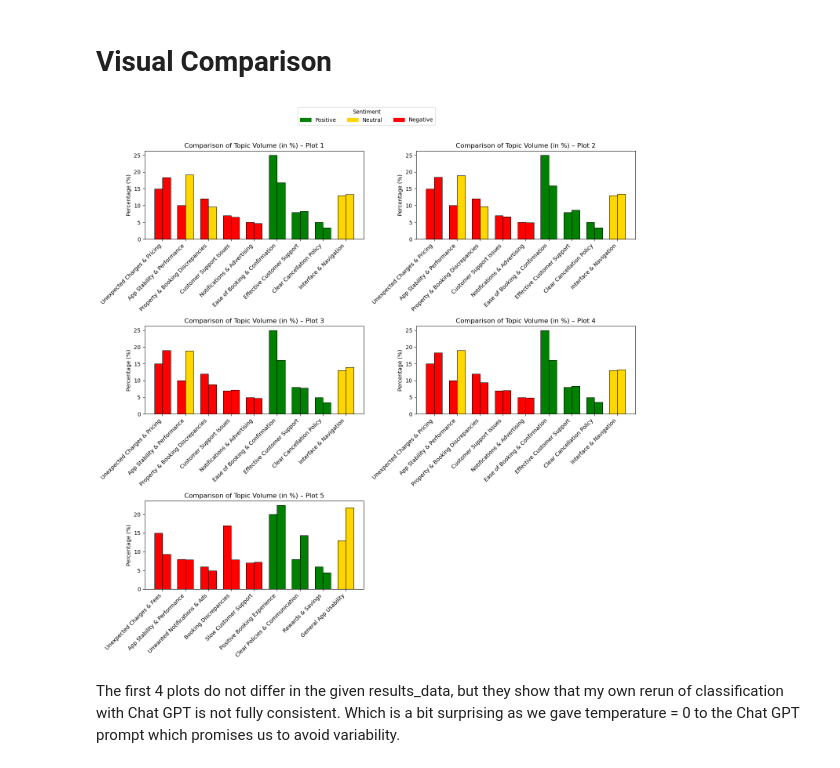
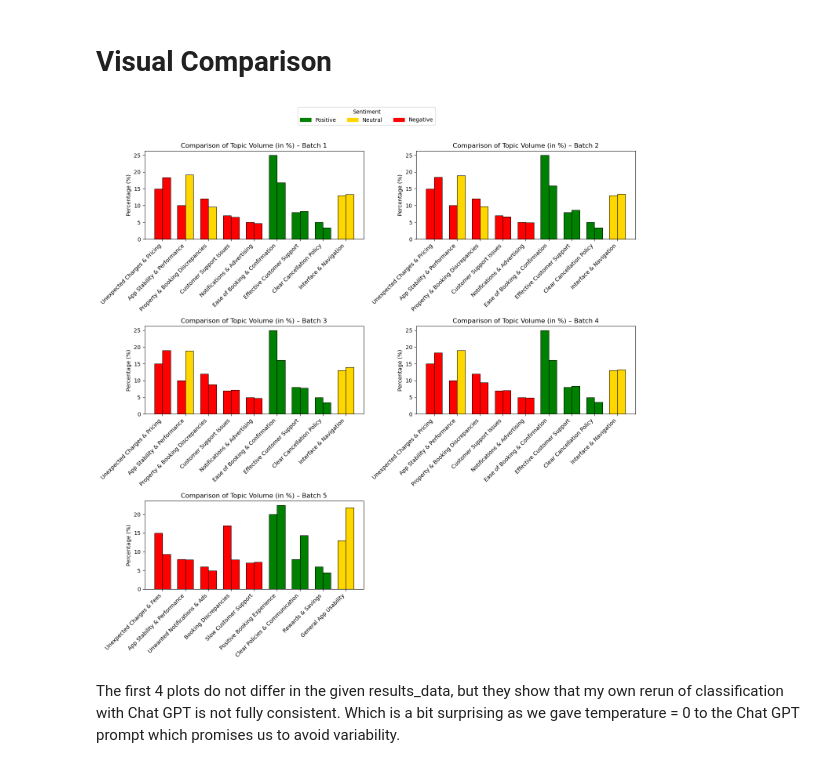
Before and after one commit to olgakyzylova/Data-Science-Task-Assignments, a Jupyter notebook: Update/Data Science Task Assignment - Final Processing for Qantitative Evaluation.ipynb, the cells around one changed output. Saved outputs shown, nothing was run; the diff lists cells and outputs as text; code cells hidden in the pictures.

```diff
--- a/Update/Data Science Task Assignment - Final Processing for Qantitative Evaluation.ipynb
+++ b/Update/Data Science Task Assignment - Final Processing for Qantitative Evaluation.ipynb
@@ -16,14 +16,8 @@ from IPython.display import display
 # %% [markdown]
 ## Uploading all the data
 # %%
-with open("booking_reviews_678_varlen_clean.json", "r") as f:
-    raw_data = json.load(f)
-
 with open("results_booking_reviews_678_varlen_clean.json", "r") as f:
     results_data = json.load(f)
-
-# original tickets data
-df_raw = pd.DataFrame(raw_data["tickets"])
 
 # given model classification results
 df_results = [
@@ -120,34 +114,34 @@ for i in range(5):
            comparison_df[i]['gpt_percent'],
            width=bar_width,
            color=gpt_colors,
            edgecolor='black',
            linewidth=0.8)
 
     # Labels and title
     ax.set_xticks(list(x))
     ax.set_xticklabels(comparison_df[i]['subtopic'], rotation=45, ha='right')
     ax.set_ylabel('Percentage (%)')
-    ax.set_title(f'Comparison of Topic Volume (in %) – Plot {i+1}')
+    ax.set_title(f'Comparison of Topic Volume (in %) – Batch {i+1}')
 
 # Hide the unused 6th subplot (bottom right)
 fig.delaxes(axes[-1])
 
 # Create a single shared legend
 legend_patches = [
     mpatches.Patch(color='green', label='Positive'),
     mpatches.Patch(color='gold', label='Neutral'),
     mpatches.Patch(color='red', label='Negative')
 ]
 fig.legend(handles=legend_patches,
            title='Sentiment',
            loc='upper center',
            ncol=3,
            bbox_to_anchor=(0.5, 1.02))
 
 # Adjust spacing
 plt.tight_layout(rect=[0, 0, 1, 0.96])
 plt.show()
 # %% [output]
-[figure, old version]
+[figure, new version]
 # %% [markdown]
 The first 4 plots do not differ in the given results_data, but they show that my own rerun of classification with Chat GPT is not fully consistent. Which is a bit surprising as we gave temperature = 0 to the Chat GPT prompt which promises us to avoid variability.
```
Also changed, not shown: parts of 9 cells of this notebook.
